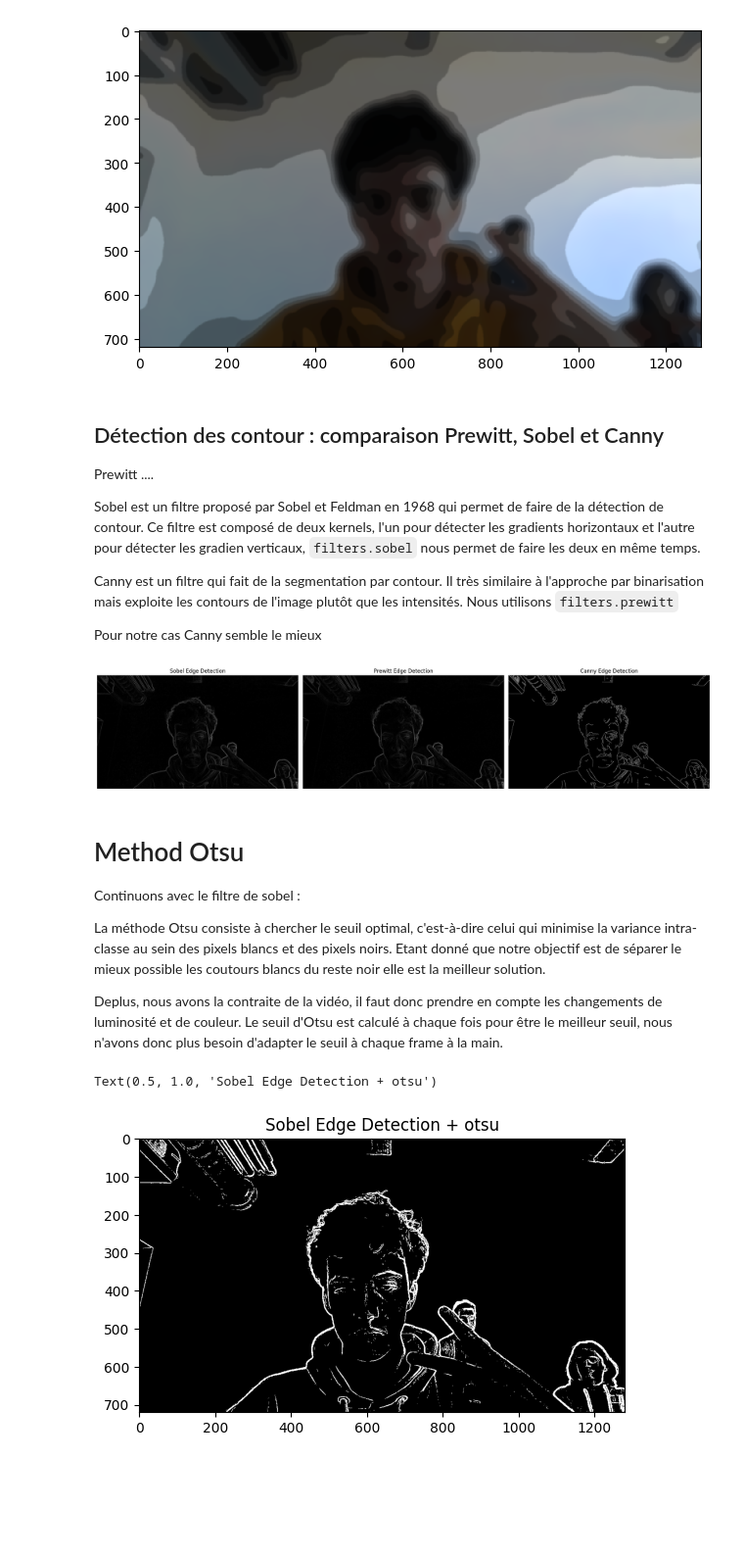
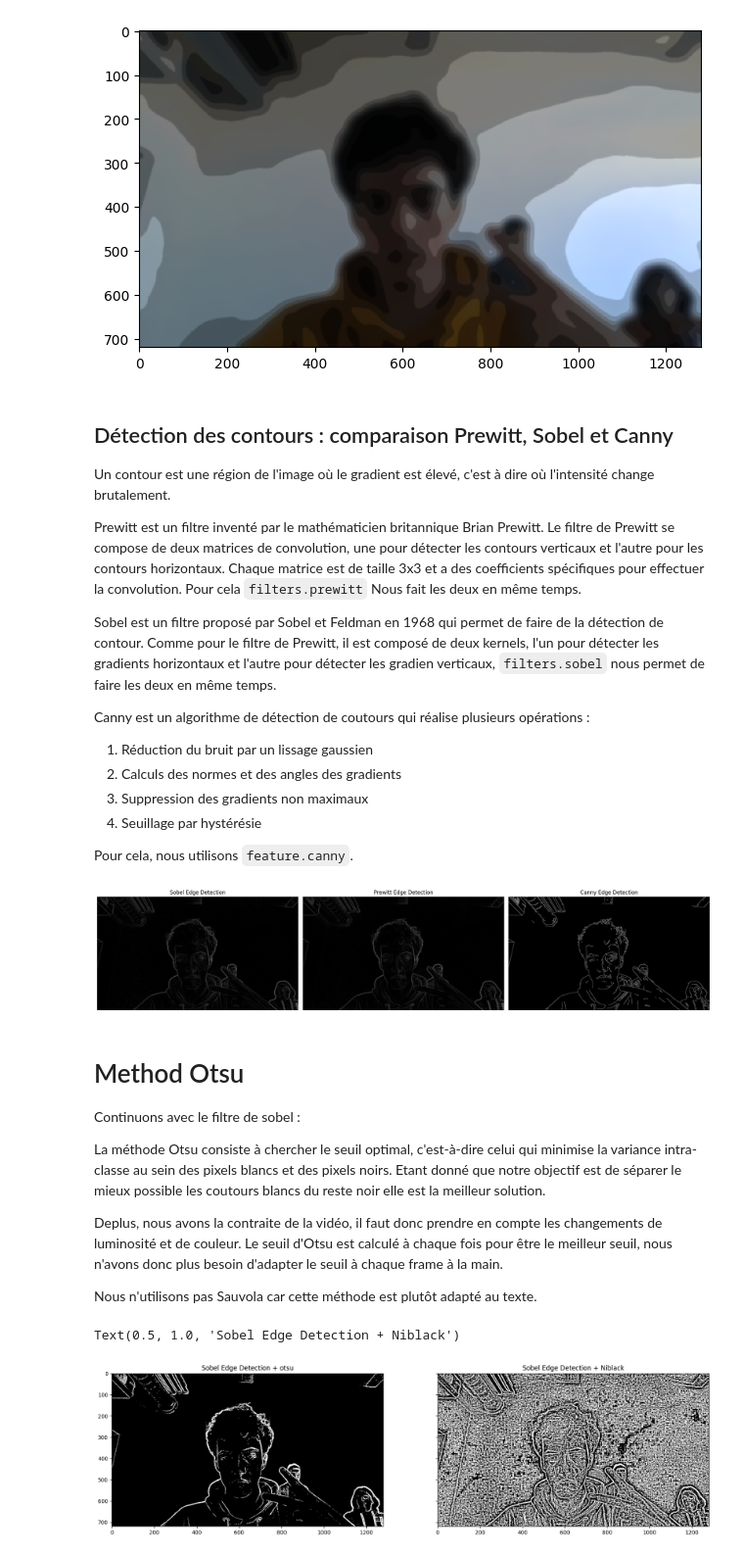
Before and after one commit to PierreVandel/analyse-images-cartoon, a Jupyter notebook: Cartoon.ipynb, the cells around one changed output. Shown at 98% size. Saved outputs shown, nothing was run; the diff lists cells and outputs as text; code cells hidden in the pictures; blank space fills up the shorter version.

Commit message:
Add some comments

```diff
--- a/Cartoon.ipynb
+++ b/Cartoon.ipynb
@@ -93,16 +99,21 @@ io.imshow(colors)
 <matplotlib.image.AxesImage at 0x...>
 [figure]
 # %% [markdown]
-## Détection des contour : comparaison Prewitt, Sobel et Canny
+## Détection des contours : comparaison Prewitt, Sobel et Canny
 
-Prewitt ....
+Un contour est une région de l'image où le gradient est élevé, c'est à dire où l'intensité change brutalement.
 
-Sobel est un filtre proposé par Sobel et Feldman en 1968 qui permet de faire de la détection de contour. Ce filtre est composé de deux kernels, l'un pour détecter les gradients horizontaux et l'autre pour détecter les gradien verticaux, `filters.sobel` nous permet de faire les deux en même temps.
+Prewitt est un filtre inventé par le mathématicien britannique Brian Prewitt. Le filtre de Prewitt se compose de deux matrices de convolution, une pour détecter les contours verticaux et l'autre pour les contours horizontaux. Chaque matrice est de taille 3x3 et a des coefficients spécifiques pour effectuer la convolution. Pour cela `filters.prewitt` Nous fait les deux en même temps.
 
-Canny est un filtre qui fait de la segmentation par contour. Il très similaire à l'approche par binarisation mais exploite les contours de l'image plutôt que les intensités. Nous utilisons `filters.prewitt`
+Sobel est un filtre proposé par Sobel et Feldman en 1968 qui permet de faire de la détection de contour. Comme pour le filtre de Prewitt, il est composé de deux kernels, l'un pour détecter les gradients horizontaux et l'autre pour détecter les gradien verticaux, `filters.sobel` nous permet de faire les deux en même temps.
 
+Canny est un algorithme de détection de coutours qui réalise plusieurs opérations :
+1. Réduction du bruit par un lissage gaussien
+2. Calculs des normes et des angles des gradients
+3. Suppression des gradients non maximaux
+4. Seuillage par hystérésie
 
-Pour notre cas Canny semble le mieux
+Pour cela, nous utilisons `feature.canny`.
 # %%
 import numpy as np
 import matplotlib.pyplot as plt
@@ -147,3 +158,5 @@ Continuons avec le filtre de sobel :
 La méthode Otsu consiste à chercher le seuil optimal, c'est-à-dire celui qui minimise la variance intra-classe au sein des pixels blancs et des pixels noirs. Etant donné que notre objectif est de séparer le mieux possible les coutours blancs du reste noir elle est la meilleur solution.
 
 Deplus, nous avons la contraite de la vidéo, il faut donc prendre en compte les changements de luminosité et de couleur. Le seuil d'Otsu est calculé à chaque fois pour être le meilleur seuil, nous n'avons donc plus besoin d'adapter le seuil à chaque frame à la main.
+
+Nous n'utilisons pas Sauvola car cette méthode est plutôt adapté au texte.
@@ -152,10 +163,22 @@ from skimage import filters
 # %%
+from skimage import filters
+
 otsu_threshold = filters.threshold_otsu(edge_sobel)
-image_binarized = edge_sobel > otsu_threshold
+otsu_image= edge_sobel > otsu_threshold
+
 #image_binarized = edge_canny > otsu_threshold
 
-plt.imshow(image_binarized, cmap="gray")
-plt.title("Sobel Edge Detection + otsu")
+niblack_threshold = filters.threshold_niblack(edge_sobel)
+niblack_image= edge_sobel > niblack_threshold
+
+
+fig, axes = plt.subplots(ncols=2, sharex=True, sharey=True, figsize=(20, 6))
+
+axes[0].imshow(otsu_image, cmap="gray")
+axes[0].set_title('Sobel Edge Detection + otsu')
+
+axes[1].imshow(niblack_image, cmap="gray")
+axes[1].set_title('Sobel Edge Detection + Niblack')
 # %% [output]
-Text(0.5, 1.0, 'Sobel Edge Detection + otsu')
+Text(0.5, 1.0, 'Sobel Edge Detection + Niblack')
-[figure, old version]
+[figure, new version]
```
Also changed, not shown: parts of 16 cells of this notebook.
